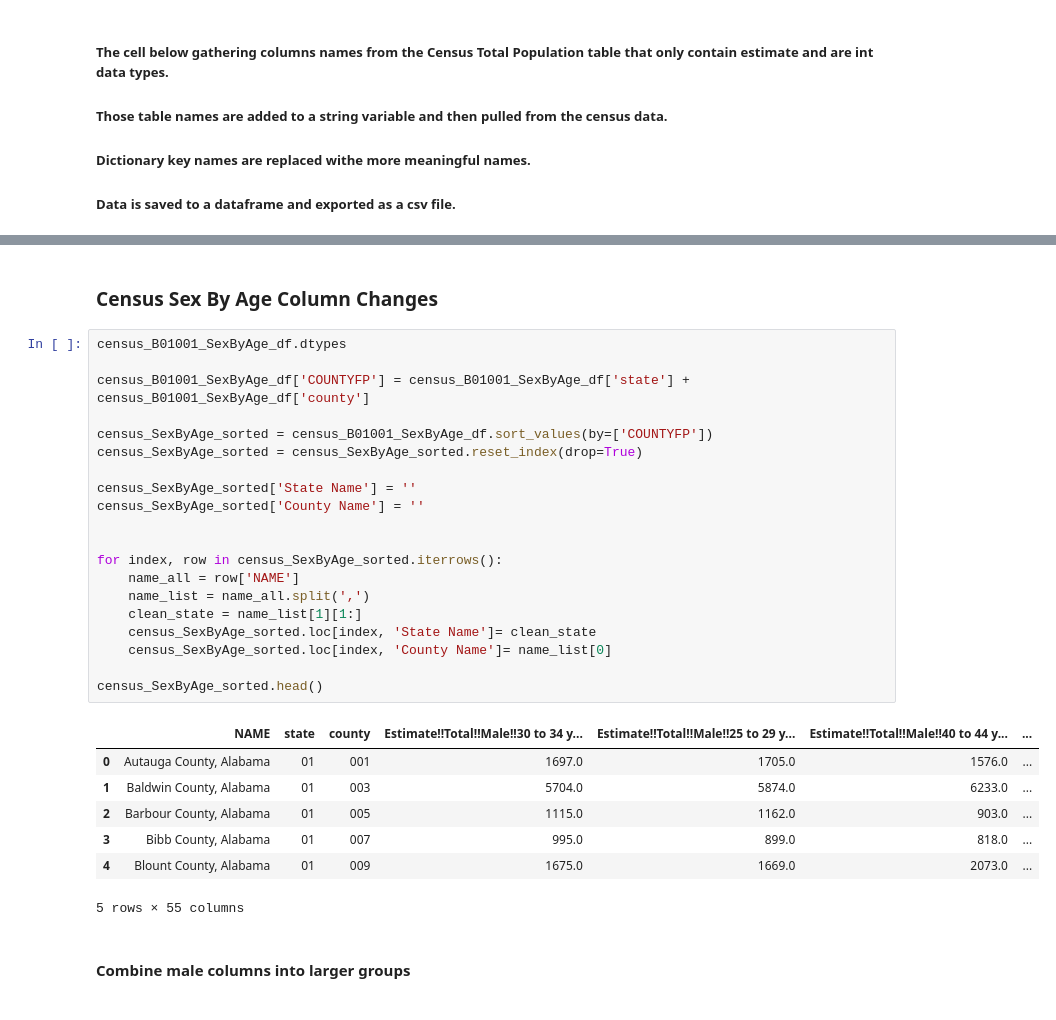
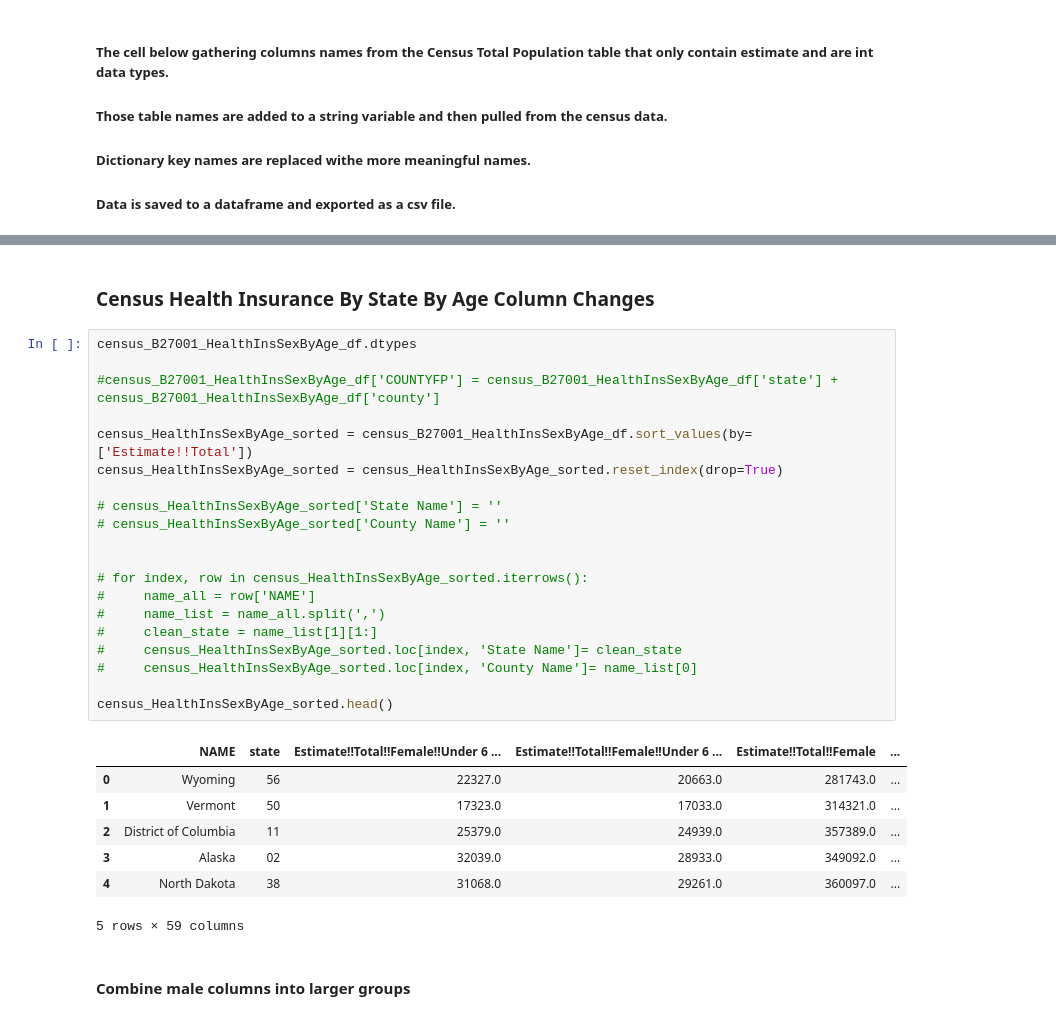
Before and after one commit to havyjavy/Healthcare-and-Covid-19, a Jupyter notebook: CensusData/Census_HealthInsByStateByAge.ipynb, the cells around one changed output, grey strips where cells are left out. Cells and saved outputs as stored; diff of their text form.

Commit message:
Updated code in Census HealthInsSexbyAge notebook.

```diff
--- a/CensusData/Census_HealthInsByStateByAge.ipynb
+++ b/CensusData/Census_HealthInsByStateByAge.ipynb
@@ -86,32 +129,32 @@ Number of available variables: 228
 # %% [markdown]
-### Census Sex By Age Column Changes
+### Census Health Insurance By State By Age Column Changes
 # %%
-census_B01001_SexByAge_df.dtypes
+census_B27001_HealthInsSexByAge_df.dtypes
 
-census_B01001_SexByAge_df['COUNTYFP'] = census_B01001_SexByAge_df['state'] + census_B01001_SexByAge_df['county']
+#census_B27001_HealthInsSexByAge_df['COUNTYFP'] = census_B27001_HealthInsSexByAge_df['state'] + census_B27001_HealthInsSexByAge_df['county']
 
-census_SexByAge_sorted = census_B01001_SexByAge_df.sort_values(by=['COUNTYFP'])
-census_SexByAge_sorted = census_SexByAge_sorted.reset_index(drop=True)
+census_HealthInsSexByAge_sorted = census_B27001_HealthInsSexByAge_df.sort_values(by=['Estimate!!Total'])
+census_HealthInsSexByAge_sorted = census_HealthInsSexByAge_sorted.reset_index(drop=True)
 
-census_SexByAge_sorted['State Name'] = ''
-census_SexByAge_sorted['County Name'] = ''
+# census_HealthInsSexByAge_sorted['State Name'] = ''
+# census_HealthInsSexByAge_sorted['County Name'] = ''
 
 
-for index, row in census_SexByAge_sorted.iterrows():
-    name_all = row['NAME']
-    name_list = name_all.split(',')
-    clean_state = name_list[1][1:]
-    census_SexByAge_sorted.loc[index, 'State Name']= clean_state
-    census_SexByAge_sorted.loc[index, 'County Name']= name_list[0]
+# for index, row in census_HealthInsSexByAge_sorted.iterrows():
+#     name_all = row['NAME']
+#     name_list = name_all.split(',')
+#     clean_state = name_list[1][1:]
+#     census_HealthInsSexByAge_sorted.loc[index, 'State Name']= clean_state
+#     census_HealthInsSexByAge_sorted.loc[index, 'County Name']= name_list[0]
 
-census_SexByAge_sorted.head()
+census_HealthInsSexByAge_sorted.head()
 # %% [output]
-|  | NAME | state | county | Estimate!!Total!!Male!!30 to 34 y... | Estimate!!Total!!Male!!25 to 29 y... | Estimate!!Total!!Male!!40 to 44 y... | ... |
-| 0 | Autauga County, Alabama | 01 | 001 | 1697.0 | 1705.0 | 1576.0 | ... |
-| 1 | Baldwin County, Alabama | 01 | 003 | 5704.0 | 5874.0 | 6233.0 | ... |
-| 2 | Barbour County, Alabama | 01 | 005 | 1115.0 | 1162.0 | 903.0 | ... |
-| 3 | Bibb County, Alabama | 01 | 007 | 995.0 | 899.0 | 818.0 | ... |
-| 4 | Blount County, Alabama | 01 | 009 | 1675.0 | 1669.0 | 2073.0 | ... |
+|  | NAME | state | Estimate!!Total!!Female!!Under 6 ... | Estimate!!Total!!Female!!Under 6 ... | Estimate!!Total!!Female | ... |
+| 0 | Wyoming | 56 | 22327.0 | 20663.0 | 281743.0 | ... |
+| 1 | Vermont | 50 | 17323.0 | 17033.0 | 314321.0 | ... |
+| 2 | District of Columbia | 11 | 25379.0 | 24939.0 | 357389.0 | ... |
+| 3 | Alaska | 02 | 32039.0 | 28933.0 | 349092.0 | ... |
+| 4 | North Dakota | 38 | 31068.0 | 29261.0 | 360097.0 | ... |
-5 rows × 55 columns
+5 rows × 59 columns
 # %% [markdown]
 #### Combine male columns into larger groups
```
Also changed, not shown: parts of 12 cells of this notebook, 5 other files.
